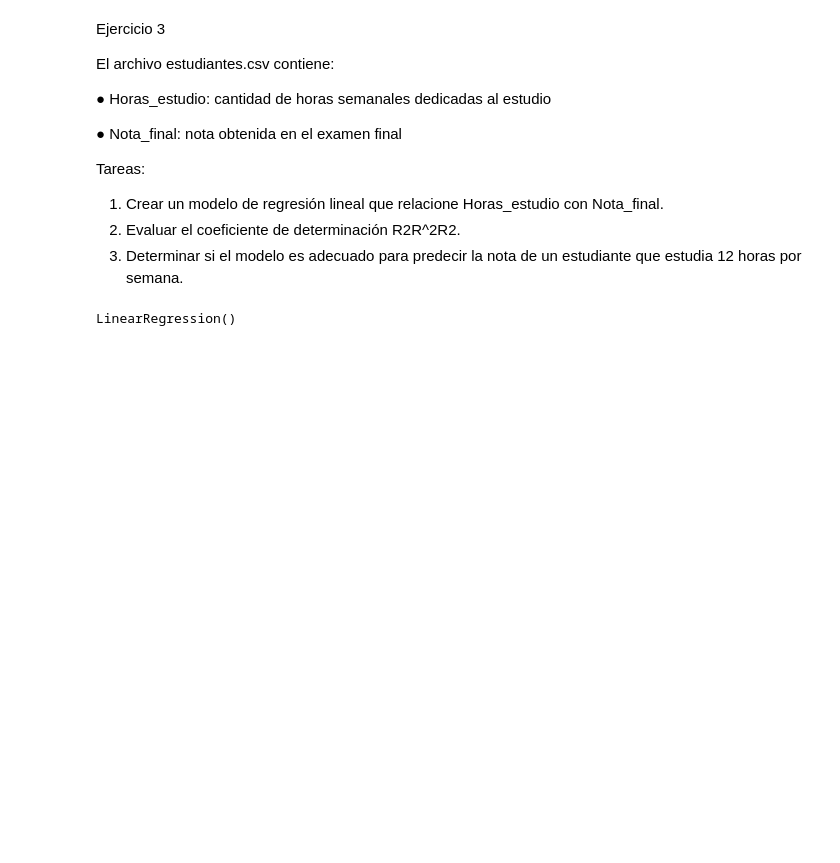
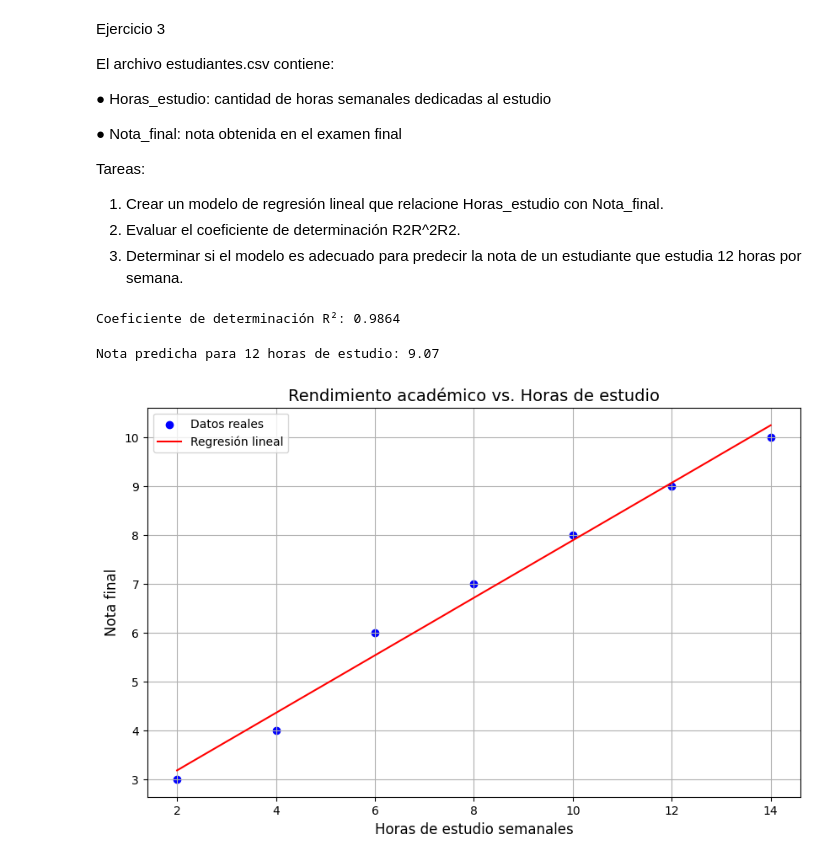
Before and after one commit to ULP-UGD/Programacion_Avanzada, a Jupyter notebook: TP12/ej3.ipynb, the cells around one changed output. Saved outputs shown, nothing was run; the diff lists cells and outputs as text; code cells hidden in the pictures; blank space fills up the shorter version.

```diff
--- a/TP12/ej3.ipynb
+++ b/TP12/ej3.ipynb
@@ -26,5 +26,26 @@ y = data['Nota_final']
 
 modelo = LinearRegression()
 modelo.fit(X, y)
+
+r2 = modelo.score(X, y)
+print(f"Coeficiente de determinación R²: {r2:.4f}")
 # %% [output]
-LinearRegression()
+Coeficiente de determinación R²: 0.9864
+# %%
+horas_12 = pd.DataFrame([[12]], columns=['Horas_estudio'])
+nota_predicha = modelo.predict(horas_12)[0]
+print(f"Nota predicha para 12 horas de estudio: {nota_predicha:.2f}")
+# %% [output]
+Nota predicha para 12 horas de estudio: 9.07
+# %%
+plt.figure(figsize=(10, 6))
+plt.scatter(X, y, color='blue', label='Datos reales')
+plt.plot(X, modelo.predict(X), 'r-', label='Regresión lineal')
+plt.title('Rendimiento académico vs. Horas de estudio', fontsize=14)
+plt.xlabel('Horas de estudio semanales', fontsize=12)
+plt.ylabel('Nota final', fontsize=12)
+plt.legend()
+plt.grid(True)
+plt.show()
+# %% [output]
+[figure, added]
```
